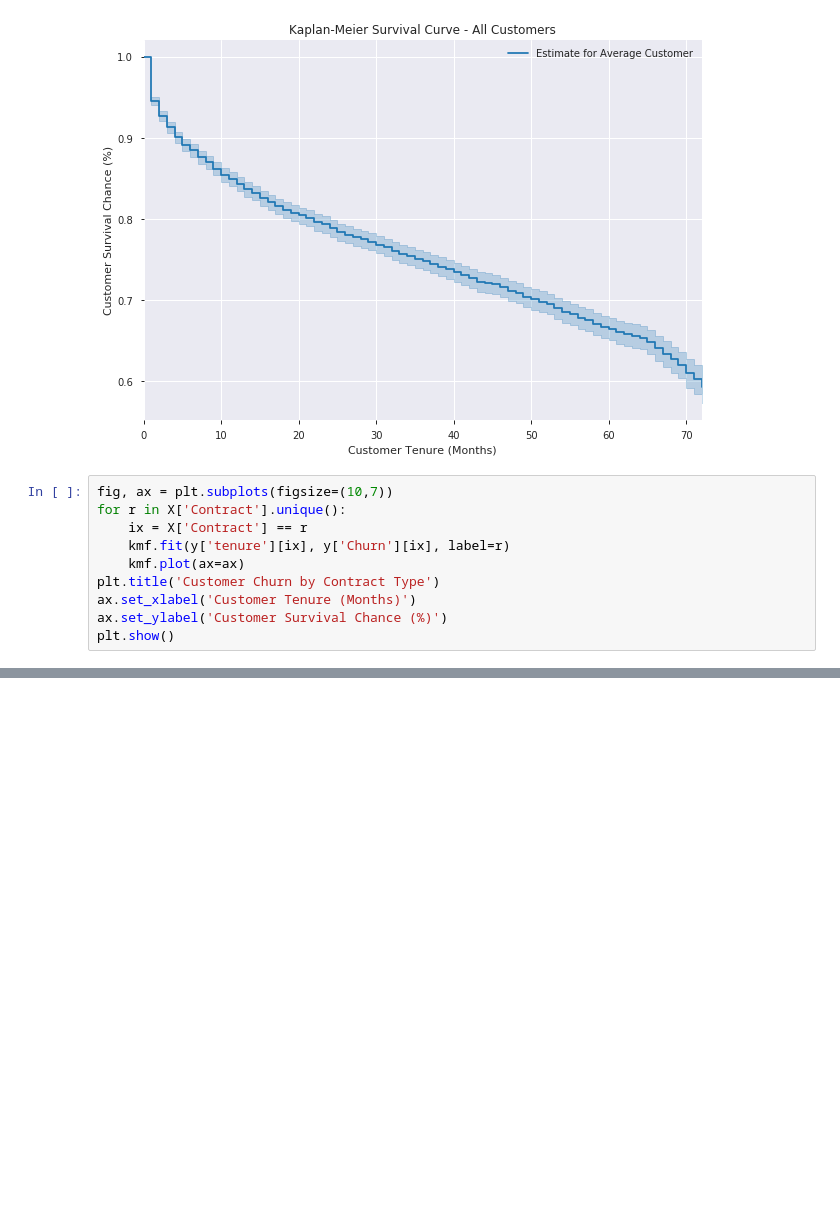
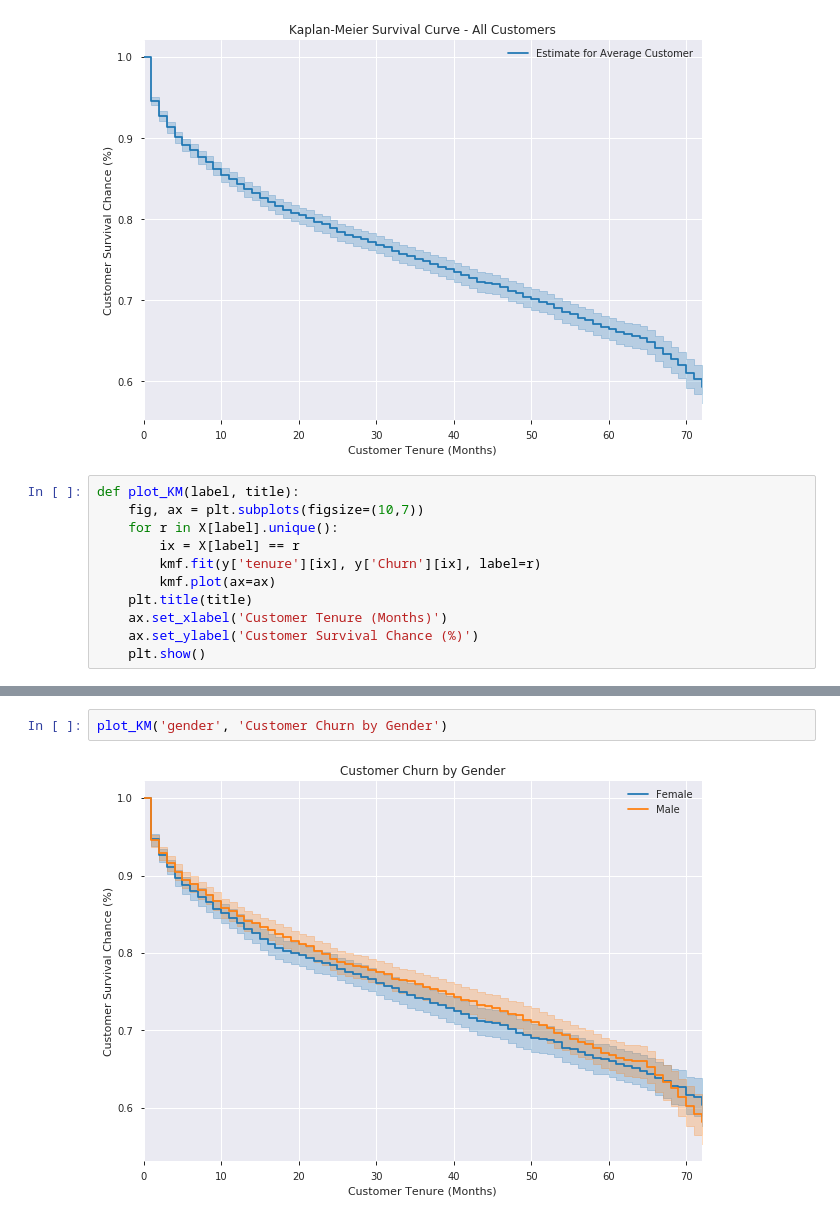
Before and after one commit to alonsosilvaallende/Treselle-dataset_Cox_RSF_GBC_DeepSurv, a Jupyter notebook: Exploration.ipynb, the cells around one changed output, grey strips where cells are left out. Cells and saved outputs as stored; diff of their text form; blank space fills up the shorter version.

Commit message:
Make plots simpler

```diff
--- a/Exploration.ipynb
+++ b/Exploration.ipynb
@@ -95,12 +95,13 @@ plt.show()
 # %% [output]
 [figure]
 # %%
-fig, ax = plt.subplots(figsize=(10,7))
-for r in X['Contract'].unique():
-    ix = X['Contract'] == r
-    kmf.fit(y['tenure'][ix], y['Churn'][ix], label=r)
-    kmf.plot(ax=ax)
-plt.title('Customer Churn by Contract Type')
-ax.set_xlabel('Customer Tenure (Months)')
-ax.set_ylabel('Customer Survival Chance (%)')
-plt.show()
+def plot_KM(label, title):
+    fig, ax = plt.subplots(figsize=(10,7))
+    for r in X[label].unique():
+        ix = X[label] == r
+        kmf.fit(y['tenure'][ix], y['Churn'][ix], label=r)
+        kmf.plot(ax=ax)
+    plt.title(title)
+    ax.set_xlabel('Customer Tenure (Months)')
+    ax.set_ylabel('Customer Survival Chance (%)')
+    plt.show()
@@ -168,0 +120,4 @@ plt.show()
+# %%
+plot_KM('gender', 'Customer Churn by Gender')
+# %% [output]
+[figure, added]
```
Also changed, not shown: parts of 11 cells of this notebook.
